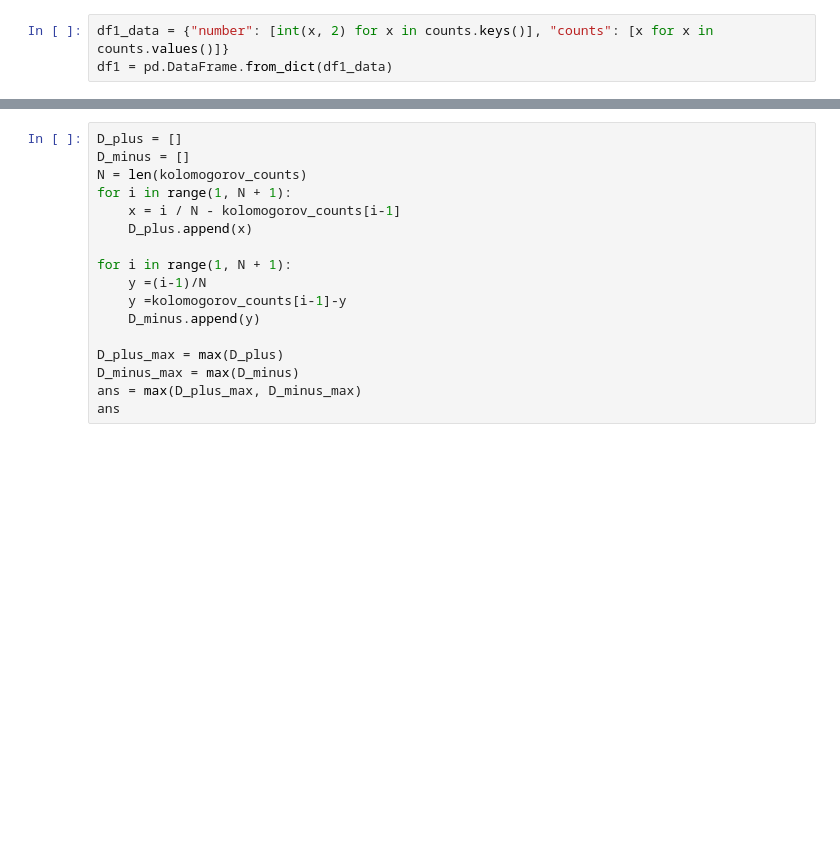
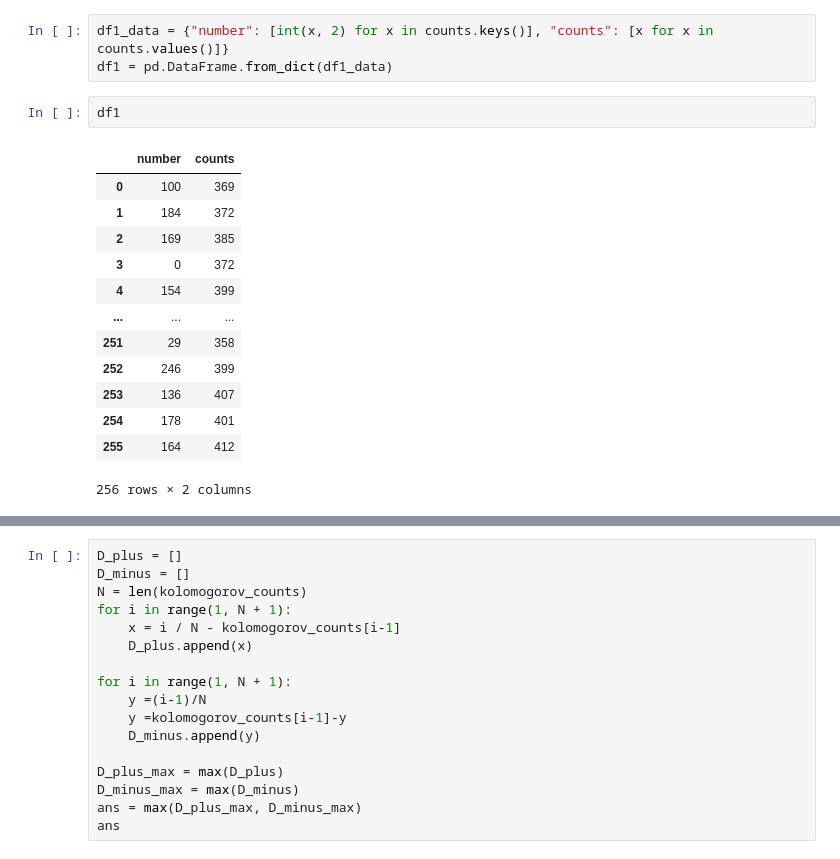
Before and after one commit to StoianAlinBogdan/ProiectLicenta, a Jupyter notebook: Kolomogorov.ipynb, the cells around one changed output, grey strips where cells are left out. Saved outputs shown, nothing was run; the diff lists cells and outputs as text; blank space fills up the shorter version.

```diff
--- a/Kolomogorov.ipynb
+++ b/Kolomogorov.ipynb
@@ -38,6 +95,22 @@ countstemp = {int(x, 2): counts[x] for x in counts.keys()}
 # %%
 df1_data = {"number": [int(x, 2) for x in counts.keys()], "counts": [x for x in counts.values()]}
 df1 = pd.DataFrame.from_dict(df1_data)
+# %%
+df1
+# %% [output]
+|  | number | counts |
+| 0 | 100 | 369 |
+| 1 | 184 | 372 |
+| 2 | 169 | 385 |
+| 3 | 0 | 372 |
+| 4 | 154 | 399 |
+| ... | ... | ... |
+| 251 | 29 | 358 |
+| 252 | 246 | 399 |
+| 253 | 136 | 407 |
+| 254 | 178 | 401 |
+| 255 | 164 | 412 |
+256 rows × 2 columns
 # %%
 kolomogorov_counts = df1['counts'].to_list()
 kolomogorov_counts.sort()
```
Also changed, not shown: parts of 12 cells of this notebook, 2 other files.
